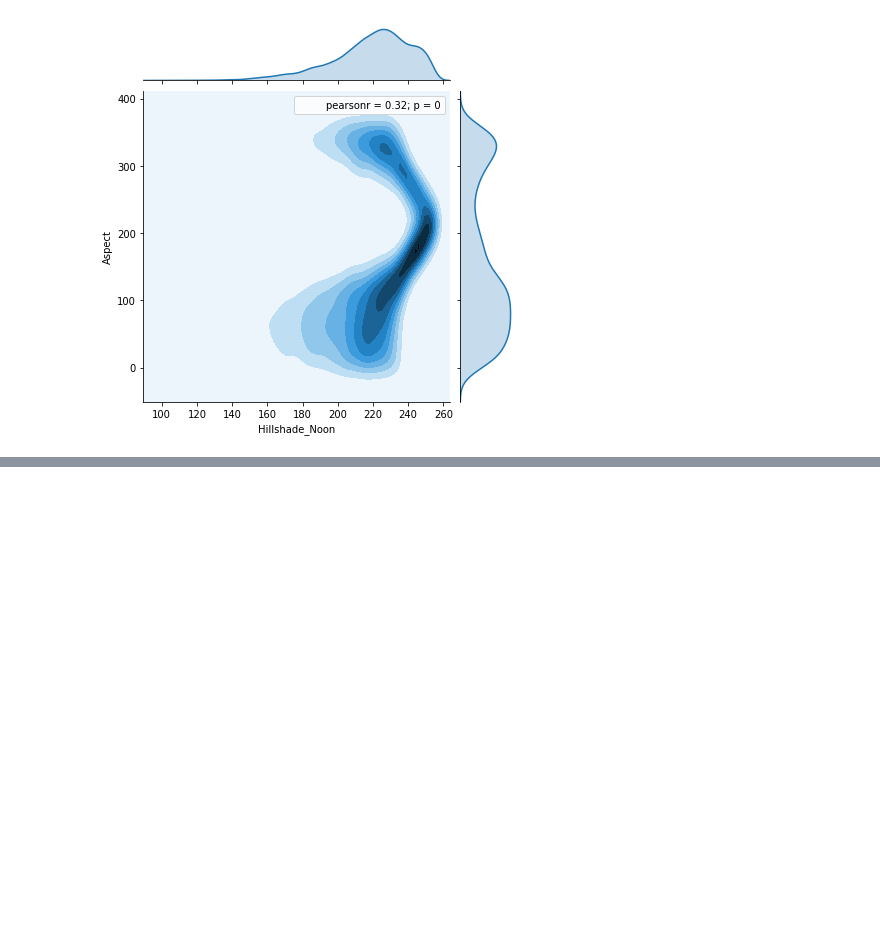
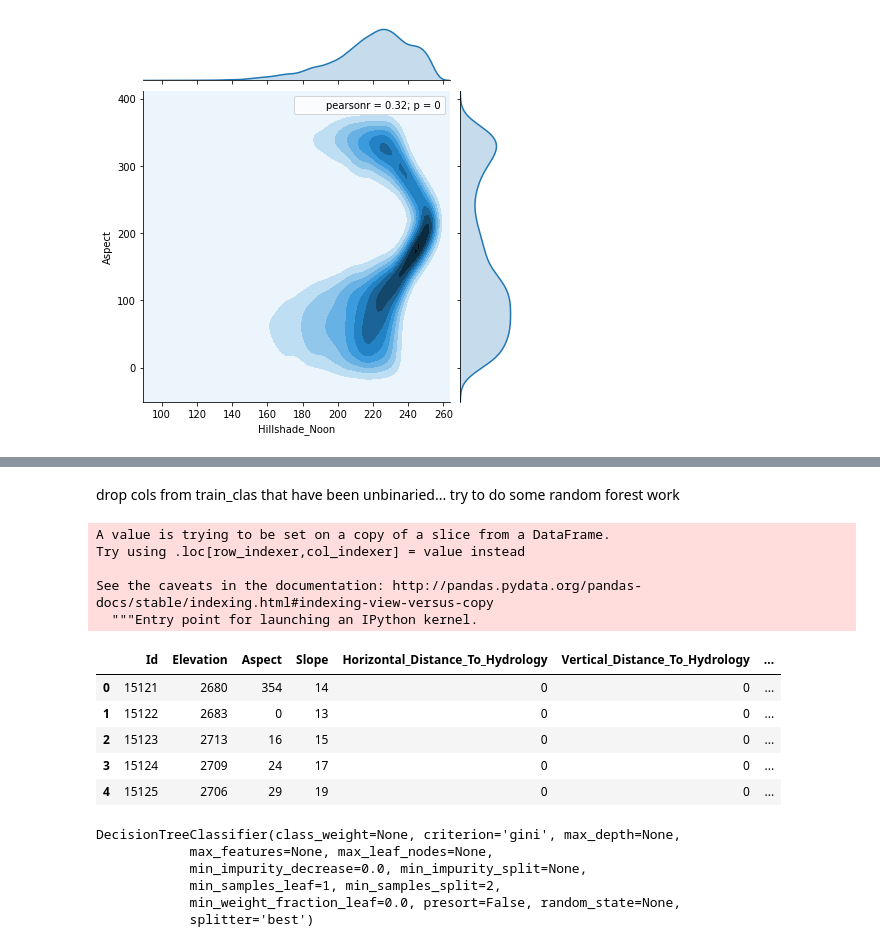
Before and after one commit to ttrumbly/Forest_Cover, a Jupyter notebook: forest_cover_project_3_eda.ipynb, the cells around one changed output, grey strips where cells are left out. Cells and saved outputs as stored; diff of their text form; code cells hidden in the pictures; blank space fills up the shorter version.

```diff
--- a/forest_cover_project_3_eda.ipynb
+++ b/forest_cover_project_3_eda.ipynb
@@ -240,0 +436,2 @@ Name: Wilderness_Area, dtype: int64
+# %% [markdown]
+drop cols from train_clas that have been unbinaried... try to do some random forest work
@@ -240,0 +442,19 @@ Name: Wilderness_Area, dtype: int64
+# %%
+test_clas = test_clas[['Id','Elevation','Aspect','Slope','Horizontal_Distance_To_Hydrology','Vertical_Distance_To_Hydrology','Horizontal_Distance_To_Roadways','Hillshade_9am','Hillshade_Noon','Hillshade_3pm','Horizontal_Distance_To_Fire_Points','Wilderness_Area','Soil_Type']]
+# %%
+test_clas['Cover_Type'] = 0
+# %% [output]
+A value is trying to be set on a copy of a slice from a DataFrame.
+Try using .loc[row_indexer,col_indexer] = value instead
+
+See the caveats in the documentation: http://pandas.pydata.org/pandas-docs/stable/indexing.html#indexing-view-versus-copy
+  """Entry point for launching an IPython kernel.
+# %%
+test_clas.head()
+# %% [output]
+|  | Id | Elevation | Aspect | Slope | Horizontal_Distance_To_Hydrology | Vertical_Distance_To_Hydrology | ... |
+| 0 | 15121 | 2680 | 354 | 14 | 0 | 0 | ... |
+| 1 | 15122 | 2683 | 0 | 13 | 0 | 0 | ... |
+| 2 | 15123 | 2713 | 16 | 15 | 0 | 0 | ... |
+| 3 | 15124 | 2709 | 24 | 17 | 0 | 0 | ... |
+| 4 | 15125 | 2706 | 29 | 19 | 0 | 0 | ... |
@@ -240,0 +469,10 @@ Name: Wilderness_Area, dtype: int64
+# %%
+decisiontree = DecisionTreeClassifier()
+decisiontree.fit(X_train_clas, y_train_clas)
+# %% [output]
+DecisionTreeClassifier(class_weight=None, criterion='gini', max_depth=None,
+            max_features=None, max_leaf_nodes=None,
+            min_impurity_decrease=0.0, min_impurity_split=None,
+            min_samples_leaf=1, min_samples_split=2,
+            min_weight_fraction_leaf=0.0, presort=False, random_state=None,
+            splitter='best')
```
Also changed, not shown: parts of 80 cells of this notebook, 7 other files.
